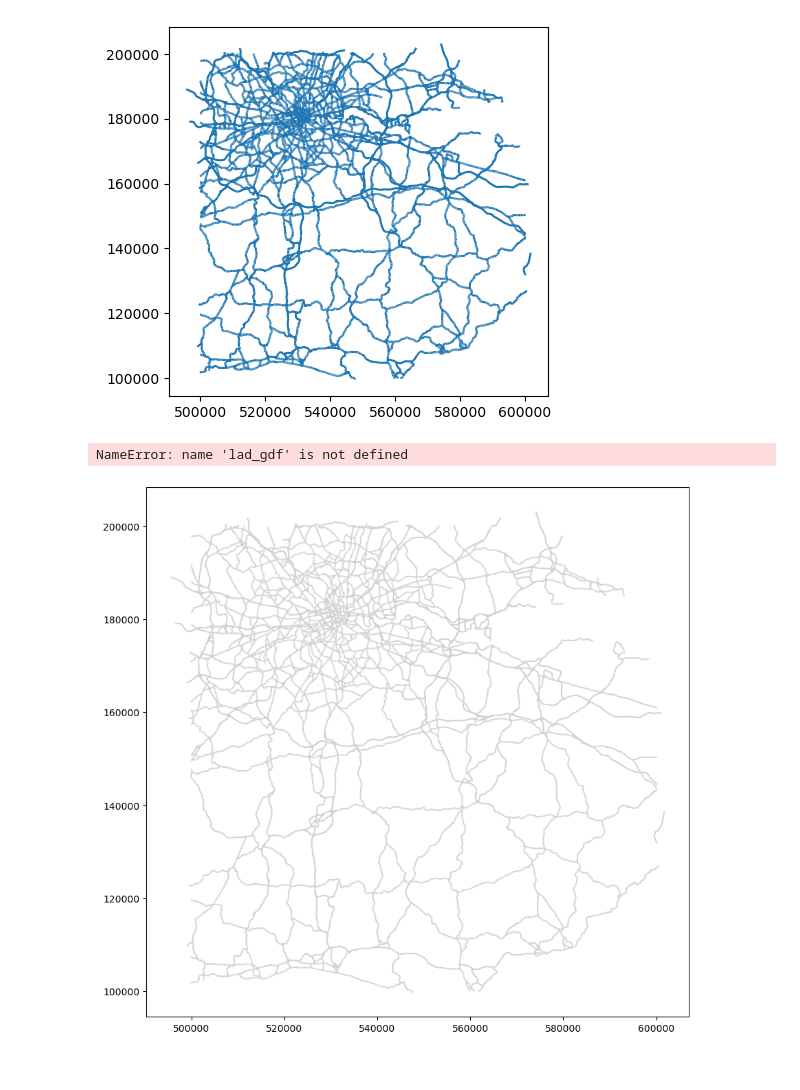
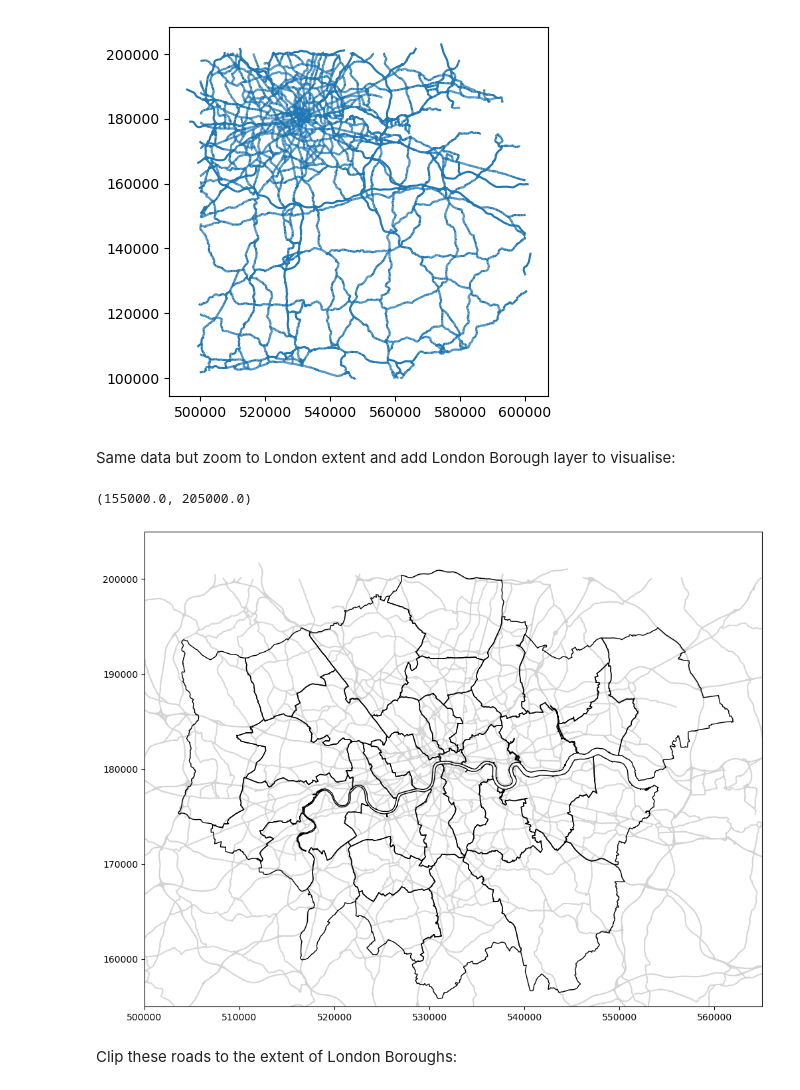
Before and after one commit to jamesdamillington/london-data, a Jupyter notebook: code/london-roads.ipynb, the cells around one changed output. Saved outputs shown, nothing was run; the diff lists cells and outputs as text; code cells hidden in the pictures.

```diff
--- a/code/london-roads.ipynb
+++ b/code/london-roads.ipynb
@@ -12,0 +26,2 @@ import matplotlib.pyplot as plt  #use matplotlib to modify the plots (e.g. make
+# %%
+lad = gpd.read_file("../data/geographies/census/london-2021-lad22-gen20.shp")
@@ -13,5 +42,5 @@ import matplotlib.pyplot as plt  #use matplotlib to modify the plots (e.g. make
 # %%
-tq_rl = gpd.read_file("../data/inputs/roads/oproad_essh_gb/tq/TQ_RoadLink.shp")
+tq_rl = gpd.read_file("../data/inputs/geographies/roads/oproad_essh_gb/tq/TQ_RoadLink.shp")
 # %%
 tq_rl.info()
 # %% [output]
@@ -64,18 +99,22 @@ tq_manda.plot()
 # %% [output]
 <AxesSubplot:>
 [figure]
+# %% [markdown]
+Same data but zoom to London extent and add London Borough layer to visualise:
 # %%
 xlims=[500000, 565000]
 ylims=[155000, 205000]
 
 fig, ax1 = plt.subplots(1, figsize=(12, 10))
 
 tq_manda.plot(ax=ax1, column="class", edgecolor="lightgrey", zorder=1)
 
-lad_gdf.plot(ax=ax1, facecolor="none", edgecolor="black", zorder=2)
+lad.plot(ax=ax1, facecolor="none", edgecolor="black", zorder=2)
 
 ax1.set_xlim(xlims)
 ax1.set_ylim(ylims)
 # %% [output]
-NameError: name 'lad_gdf' is not defined
+(155000.0, 205000.0)
-[figure, old version]
+[figure, new version]
+# %% [markdown]
+Clip these roads to the extent of London Boroughs:
```
Also changed, not shown: parts of 27 cells of this notebook, 10 other files.
